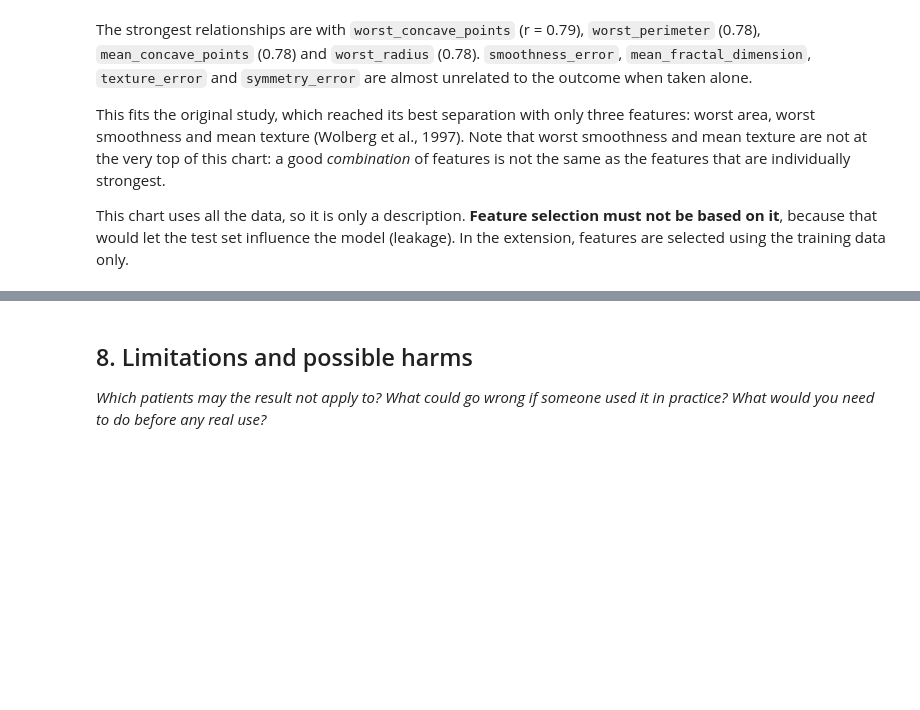
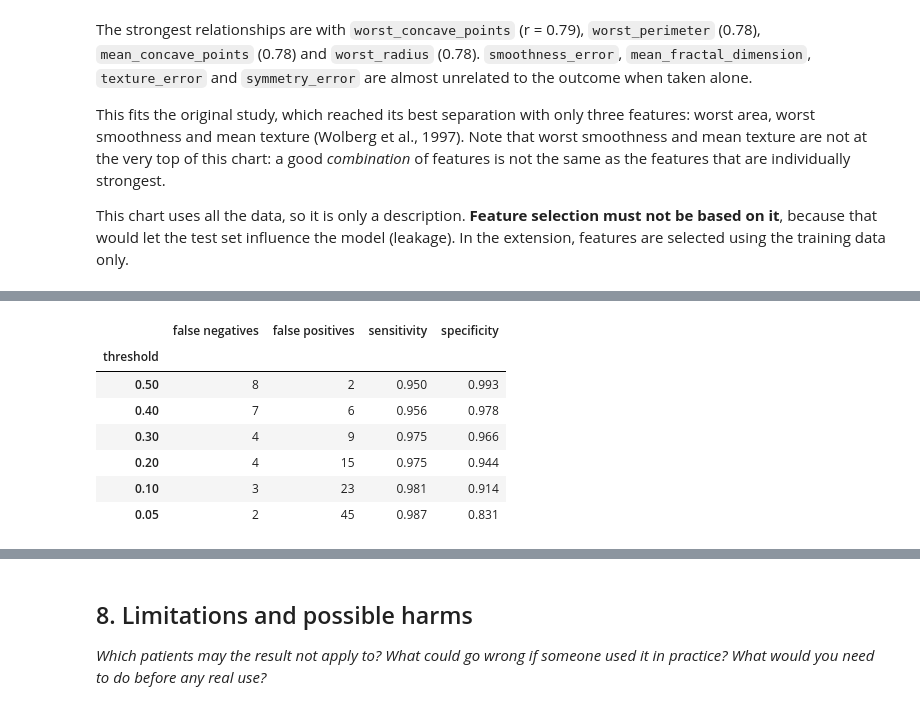
Before and after one commit to TalhaTufanN/se309-breast-cancer-diagnosis, a Jupyter notebook: notebooks/project.ipynb, the cells around one changed output, grey strips where cells are left out. Cells and saved outputs as stored; diff of their text form; code cells hidden in the pictures; blank space fills up the shorter version.

```diff
--- a/notebooks/project.ipynb
+++ b/notebooks/project.ipynb
@@ -313,0 +333,31 @@ This chart uses all the data, so it is only a description. **Feature selection m
+# %%
+from sklearn.dummy import DummyClassifier
+from sklearn.ensemble import RandomForestClassifier
+from sklearn.linear_model import LogisticRegression
+from sklearn.metrics import make_scorer, recall_score
+from sklearn.model_selection import StratifiedKFold, cross_val_predict, cross_validate
+from sklearn.pipeline import make_pipeline
+from sklearn.preprocessing import StandardScaler
+
+models = {
+    "Baseline (majority class)": DummyClassifier(strategy="most_frequent"),
+    "Logistic regression": make_pipeline(
+        StandardScaler(), LogisticRegression(max_iter=1000, random_state=SEED)
+    ),
+    "Random forest": RandomForestClassifier(n_estimators=300, random_state=SEED),
+}
+
+scoring = {
+    "accuracy": "accuracy",
+    "sensitivity": "recall",                                # recall of malignant (1)
+    "specificity": make_scorer(recall_score, pos_label=0),  # recall of benign (0)
+    "AUC": "roc_auc",
+}
+cv = StratifiedKFold(n_splits=10, shuffle=True, random_state=SEED)
+
+rows = {}
+for name, model in models.items():
+    scores = cross_validate(model, X_train, y_train, cv=cv, scoring=scoring)
+    rows[name] = {m: f"{scores['test_' + m].mean():.3f} ± {scores['test_' + m].std():.3f}" for m in scoring}
+
+pd.DataFrame(rows).T
@@ -313,0 +375,21 @@ This chart uses all the data, so it is only a description. **Feature selection m
+# %%
+from sklearn.metrics import confusion_matrix
+
+main_model = models["Logistic regression"]
+oof_proba = cross_val_predict(main_model, X_train, y_train, cv=cv, method="predict_proba")[:, 1]
+
+rows = []
+for t in [0.5, 0.4, 0.3, 0.2, 0.1, 0.05]:
+    tn, fp, fn, tp = confusion_matrix(y_train, oof_proba >= t).ravel()
+    rows.append({"threshold": t, "false negatives": fn, "false positives": fp,
+                 "sensitivity": round(tp / (tp + fn), 3), "specificity": round(tn / (tn + fp), 3)})
+pd.DataFrame(rows).set_index("threshold")
+# %% [output]
+|  | false negatives | false positives | sensitivity | specificity |
+| threshold |  |  |  |  |
+| 0.50 | 8 | 2 | 0.950 | 0.993 |
+| 0.40 | 7 | 6 | 0.956 | 0.978 |
+| 0.30 | 4 | 9 | 0.975 | 0.966 |
+| 0.20 | 4 | 15 | 0.975 | 0.944 |
+| 0.10 | 3 | 23 | 0.981 | 0.914 |
+| 0.05 | 2 | 45 | 0.987 | 0.831 |
```
Also changed, not shown: parts of 23 cells of this notebook, 19 other files.
